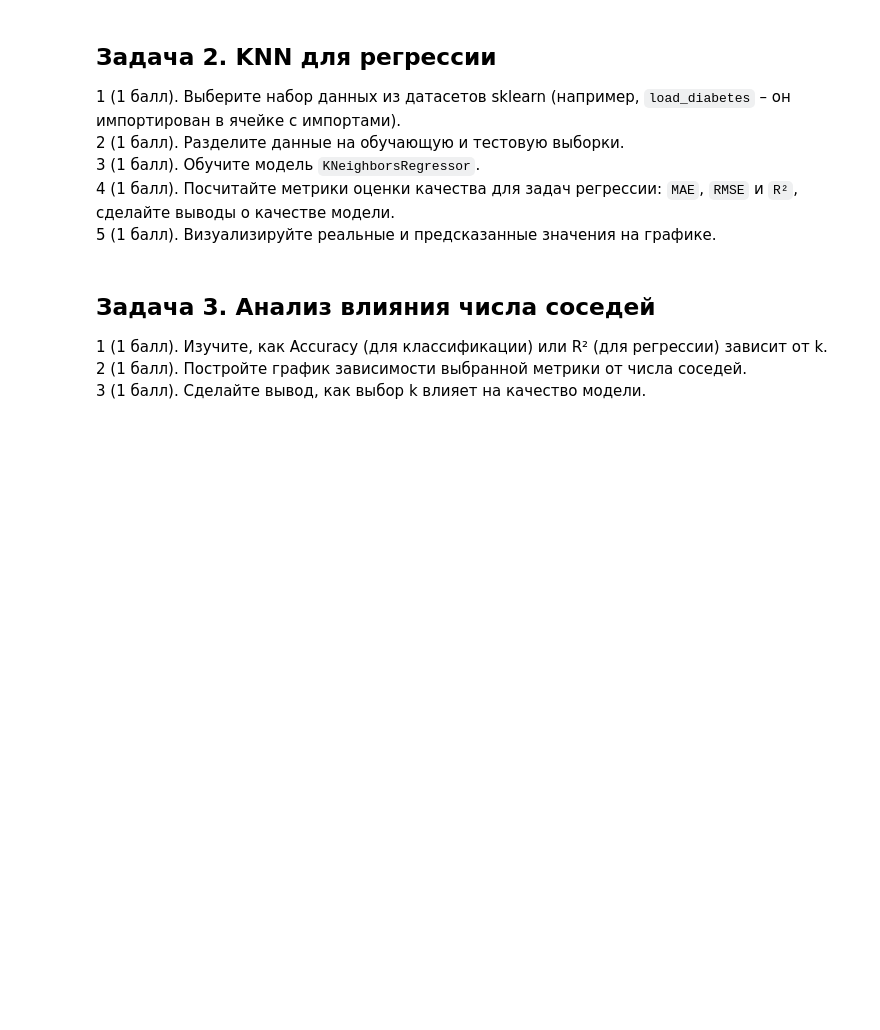
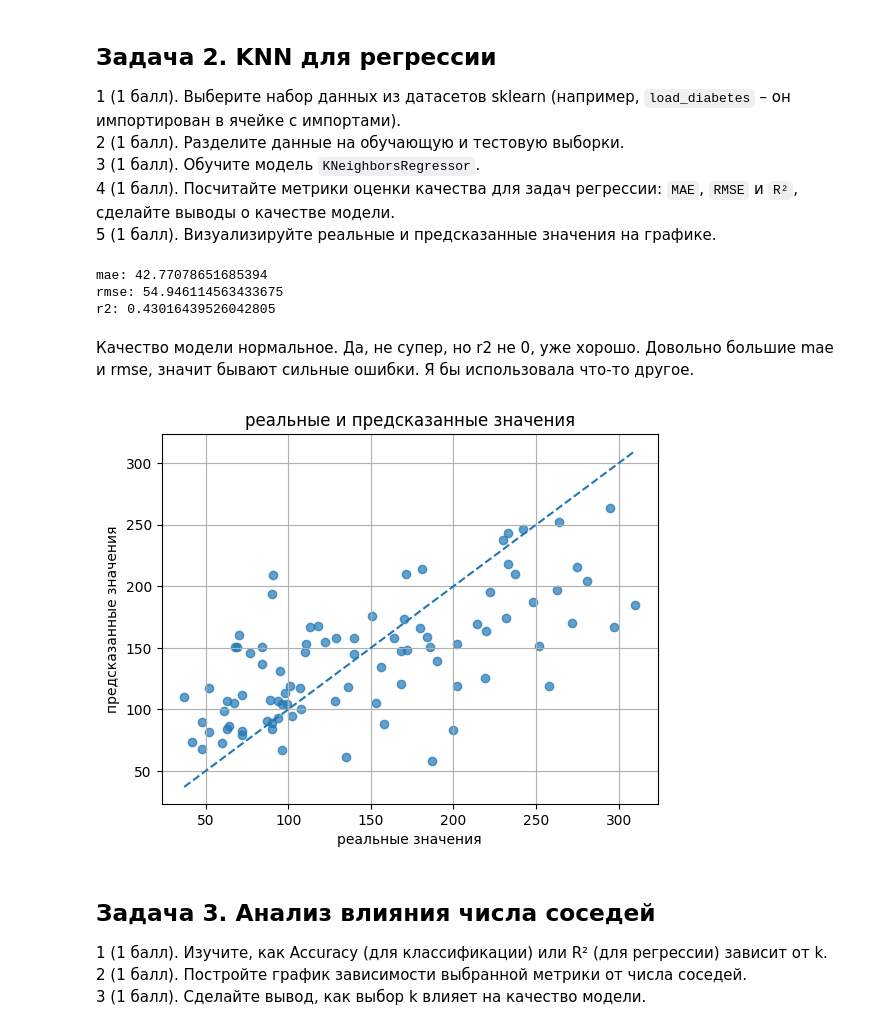
Before and after one commit to Lizavetka99/t-akademy, a Jupyter notebook: python hw2/knn_homework-50ebc903-656b-4aec-9cfb-83f4f6d84999.ipynb, the cells around one changed output. Drawn from its saved outputs; the diff is of its cells as text; code cells hidden in the pictures; blank space fills up the shorter version.

```diff
--- a/python hw2/knn_homework-50ebc903-656b-4aec-9cfb-83f4f6d84999.ipynb
+++ b/python hw2/knn_homework-50ebc903-656b-4aec-9cfb-83f4f6d84999.ipynb
@@ -40,7 +64,37 @@ from sklearn.metrics import (
 4 (1 балл). Посчитайте метрики оценки качества для задач регрессии: `MAE`, `RMSE` и `R²`, сделайте выводы о качестве модели.
 5 (1 балл). Визуализируйте реальные и предсказанные значения на графике.
 # %%
-# Сюда нужно написать код решения задачи
+data = load_diabetes()
+X_train, X_test, y_train, y_test = train_test_split(data.data, data.target, test_size=0.2, random_state=42)
+model = KNeighborsRegressor()
+model.fit(X_train, y_train)
+pred = model.predict(X_test)
+mae = mean_absolute_error(y_test, pred)
+rmse = np.sqrt(mean_squared_error(y_test, pred))
+r2 = r2_score(y_test, pred)
+print(f"mae: {mae}")
+print(f"rmse: {rmse}")
+print(f"r2: {r2}")
+# %% [output]
+mae: 42.77078651685394
+rmse: 54.946114563433675
+r2: 0.43016439526042805
+# %% [markdown]
+Качество модели нормальное. Да, не супер, но r2 не 0, уже хорошо. Довольно большие mae и rmse, значит бывают сильные ошибки. Я бы использовала что-то другое.
+# %%
+plt.scatter(y_test, pred, alpha=0.7)
+plt.xlabel("реальные значения")
+plt.ylabel("предсказанные значения")
+plt.title("реальные и предсказанные значения")
+
+min_val = min(y_test.min(), pred.min())
+max_val = max(y_test.max(), pred.max())
+plt.plot([min_val, max_val], [min_val, max_val], linestyle="--")
+
+plt.grid(True)
+plt.show()
+# %% [output]
+[figure, added]
 # %% [markdown]
 
 ## Задача 3. Анализ влияния числа соседей
```
Also changed, not shown: parts of 4 cells of this notebook.
